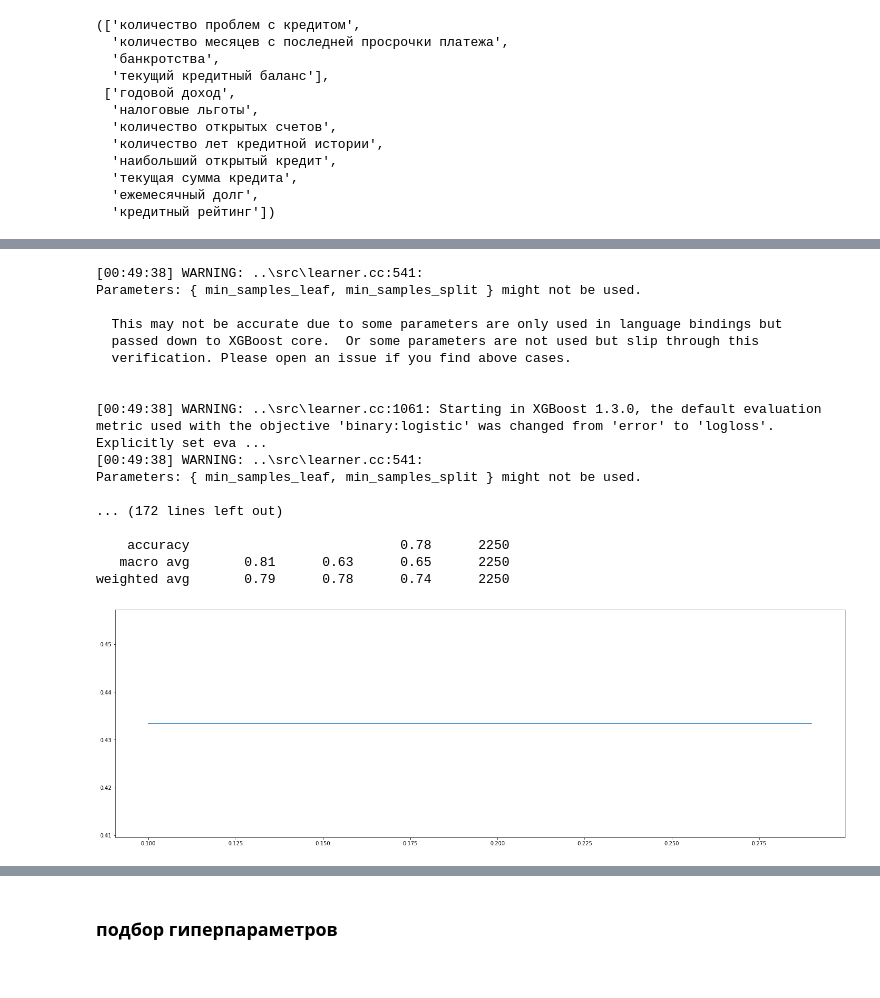
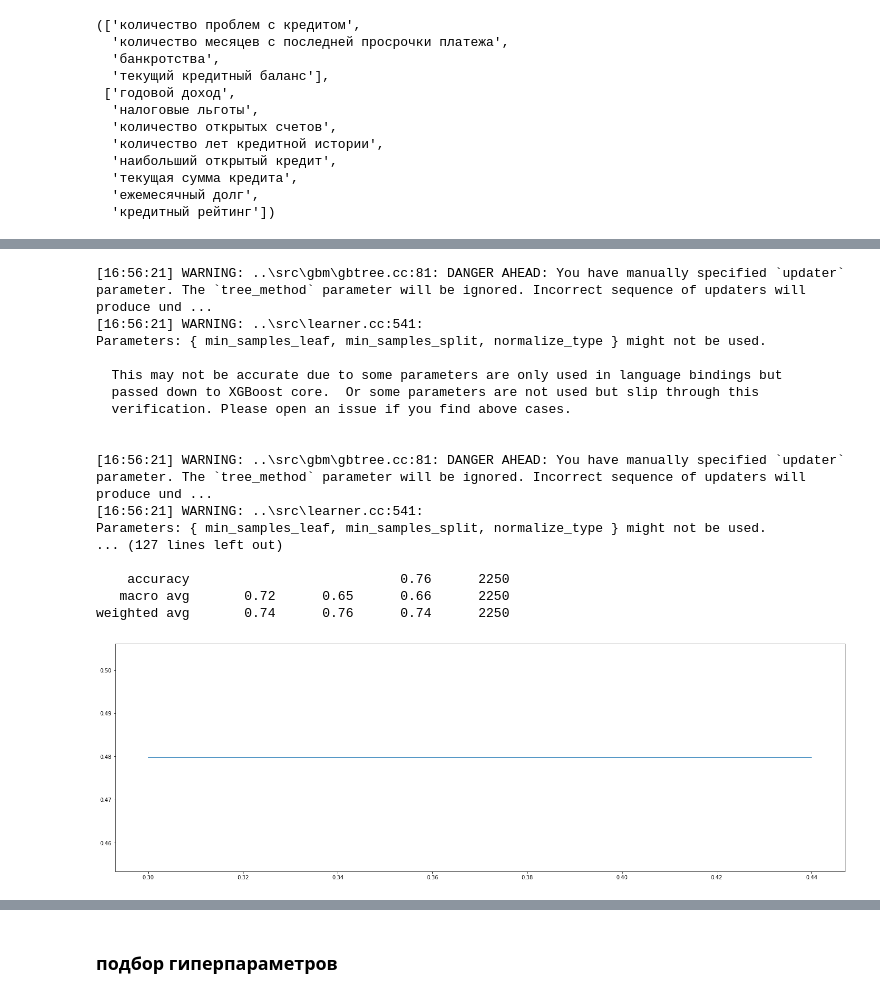
Before and after one commit to paldess/kursov_ml_2, a Jupyter notebook: PMakov_solution.ipynb, the cells around one changed output, grey strips where cells are left out. Cells and saved outputs as stored; diff of their text form; code cells hidden in the pictures.

```diff
--- a/PMakov_solution.ipynb
+++ b/PMakov_solution.ipynb
@@ -101,12 +101,12 @@ def dummy(data, name):
 # %%
 def god_dohod(data):
     from sklearn.impute import SimpleImputer
-    ii = SimpleImputer()
-    data = ii.fit_transform(data_read)
+    ii = SimpleImputer(strategy='mean', verbose=0)
+    data = ii.fit_transform(data)
+    return data
 # %%
-god_dohod(data)
 dummy(data, 'домовладение')
 dummy(data, 'количество лет на текущем месте работы')
 dummy(data, 'цель кредита')
 dummy(data, 'срок кредита')
-data.info()
+name_columns= data.keys()
@@ -130,0 +113,4 @@ memory usage: 2.6 MB
+# %%
+data = god_dohod(data)
+data = pd.DataFrame(data, columns=name_columns)
+data.info()
@@ -212,4 +232,4 @@ del_data, good_data
   'ежемесячный долг',
   'кредитный рейтинг'])
 # %%
-data.drop(del_data, axis=1)
+data.drop(del_data, axis=1, inplace=True)
@@ -230,34 +236,38 @@ data.drop(del_data, axis=1)
 # %%
 
 x_train, x_test, y_train, y_test = train_test_split(data, target, test_size=0.3, random_state=42)
 qwe = []
 qw = []
-q = (i/100 for i in range(10, 30))
+q = (i/100 for i in range(30, 45))
+# q = range(1, 120)
+# q = ['rmse', 'rmsle', 'mae', 'mape', 'mphe', 'logloss', 'error', 'merror', 'auc', 'aucpr', 'map']
 for i in q:
-    xgb = XGBClassifier(eta=0.62, max_depth=1, min_samples_leaf=1, min_samples_split=2, n_estimators=50, n_jobs=7, )
+    xgb = XGBClassifier(eta=1.04, max_depth=1, min_samples_leaf=1, min_samples_split=2,
+                        n_estimators=50, n_jobs=7, subsample=0.4, reg_alpha=0.2, reg_lambda=1.08, updater='grow_colmaker',
+                       normalize_type='forest', eval_metric='mae')
     xgb.fit(x_train, y_train)
     y_pred = xgb.predict(x_test)
     qw.append(f1_score(y_test, y_pred))
     qwe.append(i)
 print(classification_report(y_test, y_pred))
 plt.plot(qwe, qw)
 plt.show()
 # %% [output]
-[00:49:38] WARNING: ..\src\learner.cc:541:
-Parameters: { min_samples_leaf, min_samples_split } might not be used.
+[16:56:21] WARNING: ..\src\gbm\gbtree.cc:81: DANGER AHEAD: You have manually specified `updater` parameter. The `tree_method` parameter will be ignored. Incorrect sequence of updaters will produce und ...
+[16:56:21] WARNING: ..\src\learner.cc:541:
+Parameters: { min_samples_leaf, min_samples_split, normalize_type } might not be used.
 
   This may not be accurate due to some parameters are only used in language bindings but
   passed down to XGBoost core.  Or some parameters are not used but slip through this
   verification. Please open an issue if you find above cases.
 
 
-[00:49:38] WARNING: ..\src\learner.cc:1061: Starting in XGBoost 1.3.0, the default evaluation metric used with the objective 'binary:logistic' was changed from 'error' to 'logloss'. Explicitly set eva ...
-[00:49:38] WARNING: ..\src\learner.cc:541:
-Parameters: { min_samples_leaf, min_samples_split } might not be used.
+[16:56:21] WARNING: ..\src\gbm\gbtree.cc:81: DANGER AHEAD: You have manually specified `updater` parameter. The `tree_method` parameter will be ignored. Incorrect sequence of updaters will produce und ...
+[16:56:21] WARNING: ..\src\learner.cc:541:
+Parameters: { min_samples_leaf, min_samples_split, normalize_type } might not be used.
+... (127 lines left out)
 
-... (172 lines left out)
-
-    accuracy                           0.78      2250
-   macro avg       0.81      0.63      0.65      2250
-weighted avg       0.79      0.78      0.74      2250
+    accuracy                           0.76      2250
+   macro avg       0.72      0.65      0.66      2250
+weighted avg       0.74      0.76      0.74      2250
-[figure, old version]
+[figure, new version]
```
Also changed, not shown: parts of 26 cells of this notebook, 1 other file.
